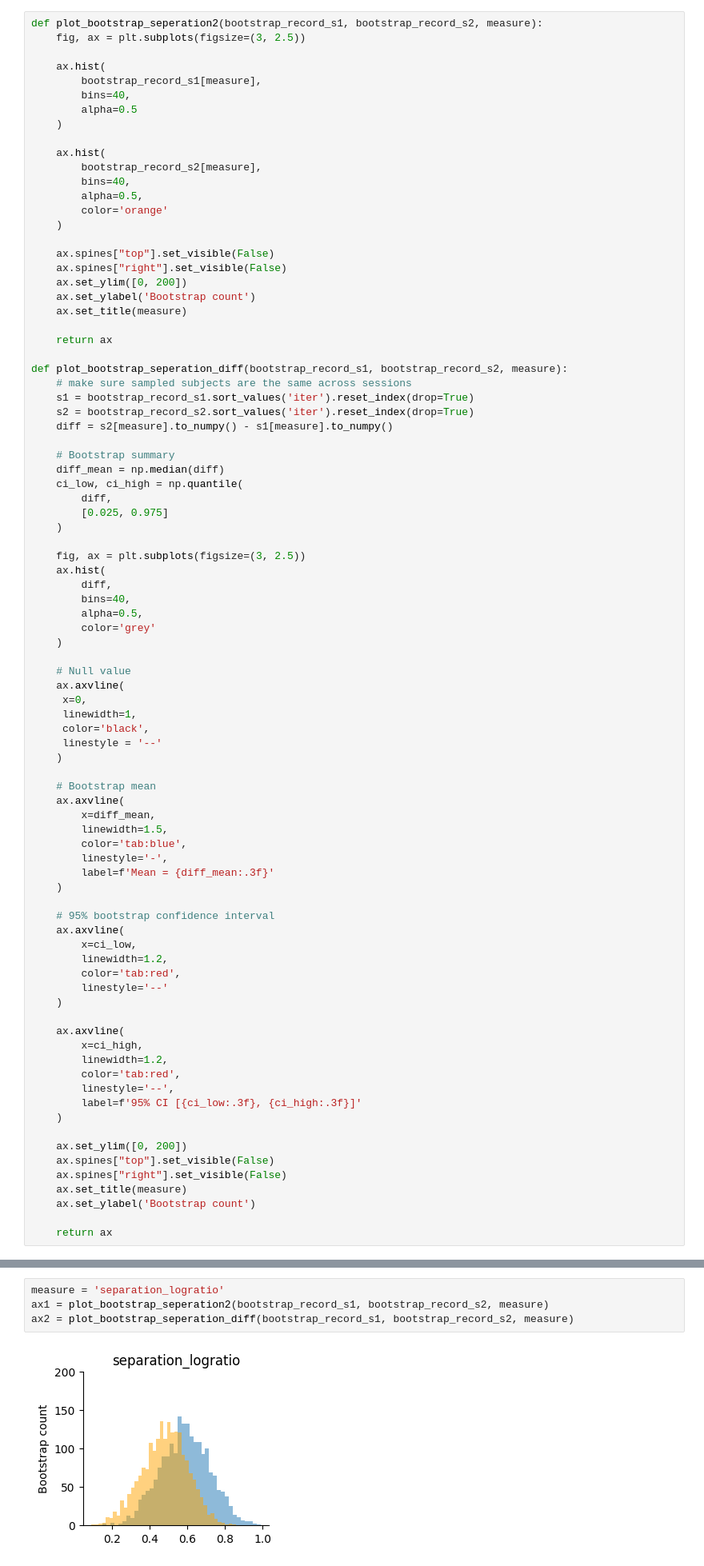
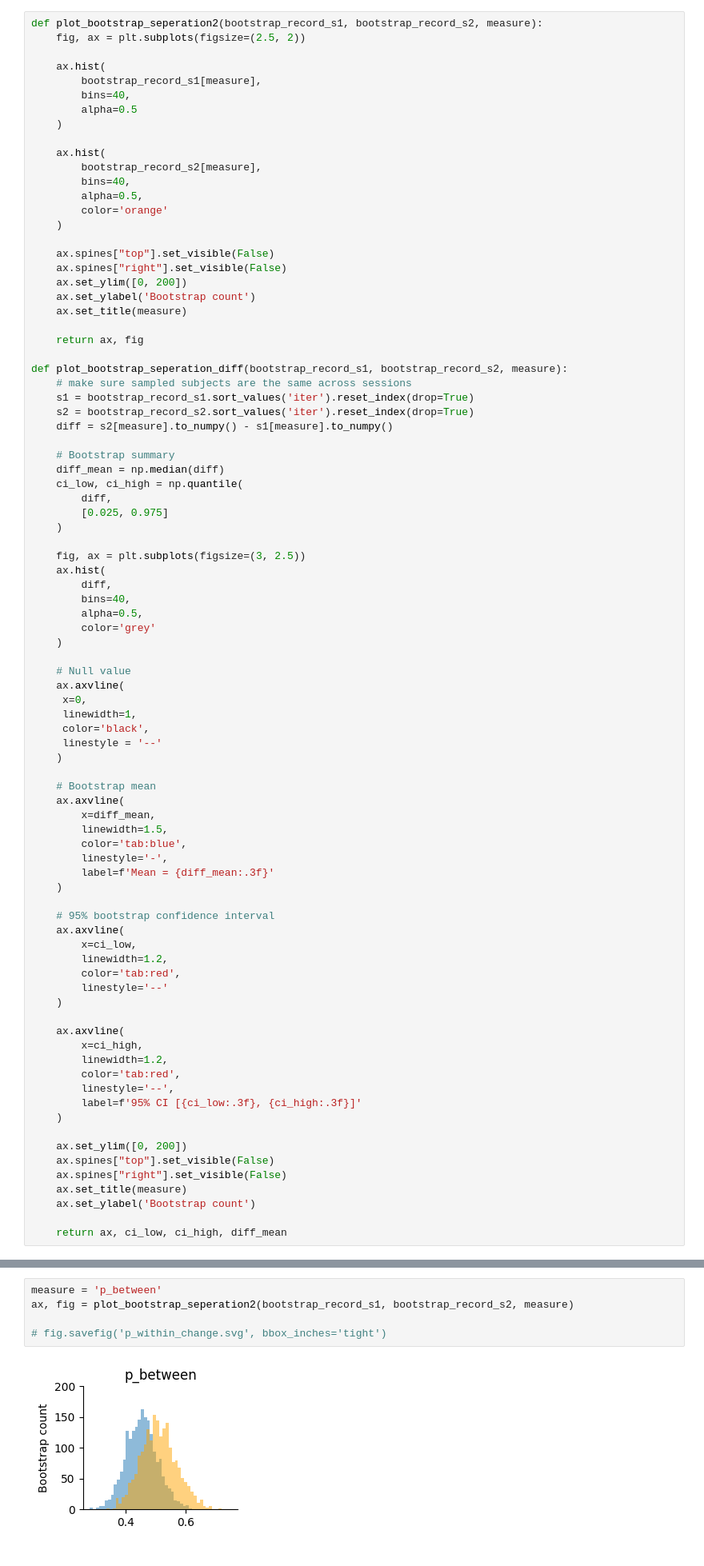
Before and after one commit to Xiaoyue-Zhou/Auditory-Structure-Learning-Model, a Jupyter notebook: matrix_bootstrap_analysis.ipynb, the cells around one changed output, grey strips where cells are left out. Shown at 80% size. Saved outputs shown, nothing was run; the diff lists cells and outputs as text.

```diff
--- a/matrix_bootstrap_analysis.ipynb
+++ b/matrix_bootstrap_analysis.ipynb
@@ -276,7 +276,7 @@ for iter in tqdm(iters, desc=f'boostraping for loop'):
     # })
 # %%
 def plot_bootstrap_seperation2(bootstrap_record_s1, bootstrap_record_s2, measure):
-    fig, ax = plt.subplots(figsize=(3, 2.5))
+    fig, ax = plt.subplots(figsize=(2.5, 2))
 
     ax.hist(
         bootstrap_record_s1[measure],
@@ -297,7 +297,7 @@ def plot_bootstrap_seperation2(bootstrap_record_s1, bootstrap_record_s2, measure
     ax.set_ylabel('Bootstrap count')
     ax.set_title(measure)
 
-    return ax
+    return ax, fig
 
 def plot_bootstrap_seperation_diff(bootstrap_record_s1, bootstrap_record_s2, measure):
     # make sure sampled subjects are the same across sessions
@@ -359,13 +359,14 @@ def plot_bootstrap_seperation_diff(bootstrap_record_s1, bootstrap_record_s2, mea
     ax.set_title(measure)
     ax.set_ylabel('Bootstrap count')
 
-    return ax
+    return ax, ci_low, ci_high, diff_mean
 # %%
 bootstrap_record_s1 = pd.DataFrame(bootstrap_record_s1)
 bootstrap_record_s2 = pd.DataFrame(bootstrap_record_s2)
 # %%
-measure = 'separation_logratio'
-ax1 = plot_bootstrap_seperation2(bootstrap_record_s1, bootstrap_record_s2, measure)
-ax2 = plot_bootstrap_seperation_diff(bootstrap_record_s1, bootstrap_record_s2, measure)
+measure = 'p_between'
+ax, fig = plot_bootstrap_seperation2(bootstrap_record_s1, bootstrap_record_s2, measure)
+
+# fig.savefig('p_within_change.svg', bbox_inches='tight')
 # %% [output]
-[figure, old version]
+[figure, new version]
```
Also changed, not shown: parts of 2 cells of this notebook, 3 other files.
